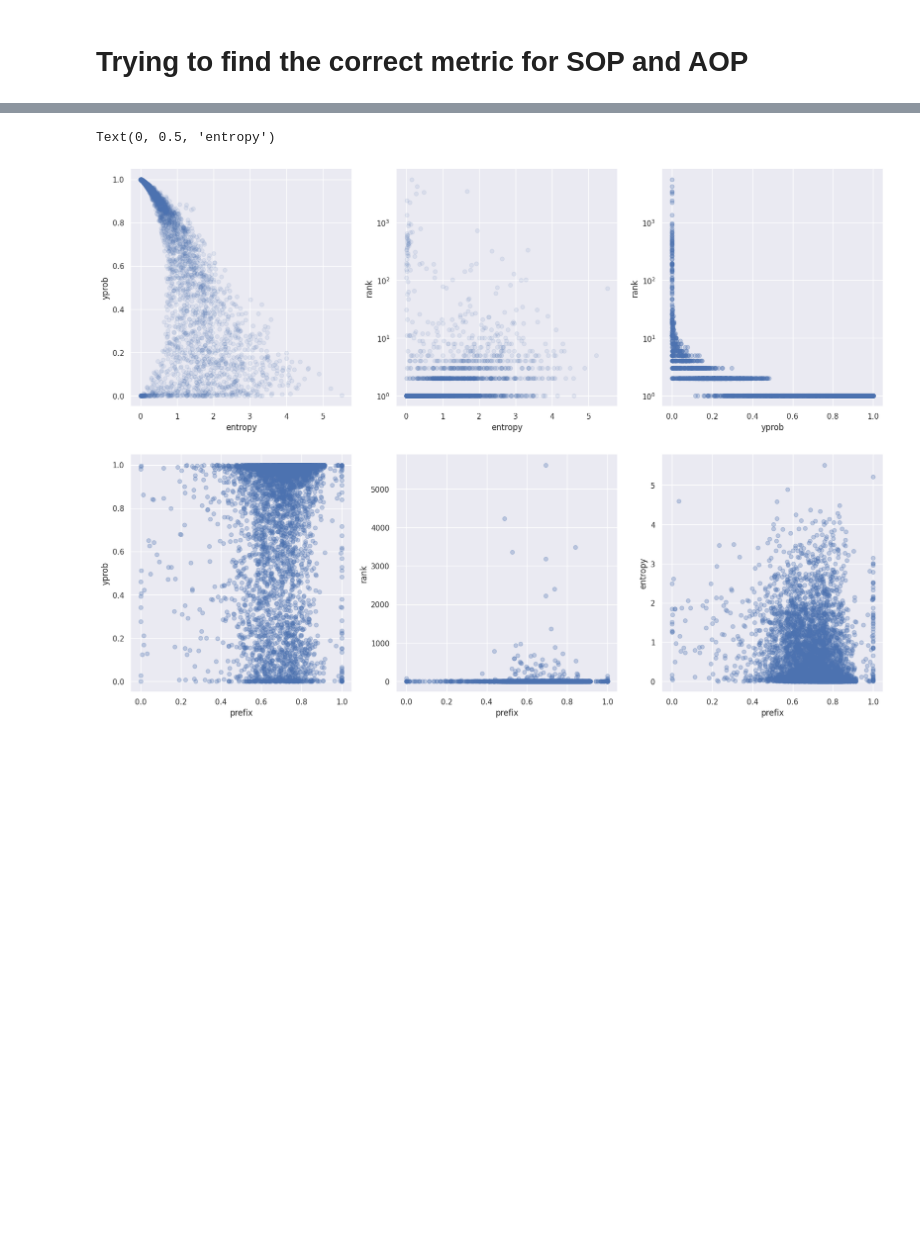
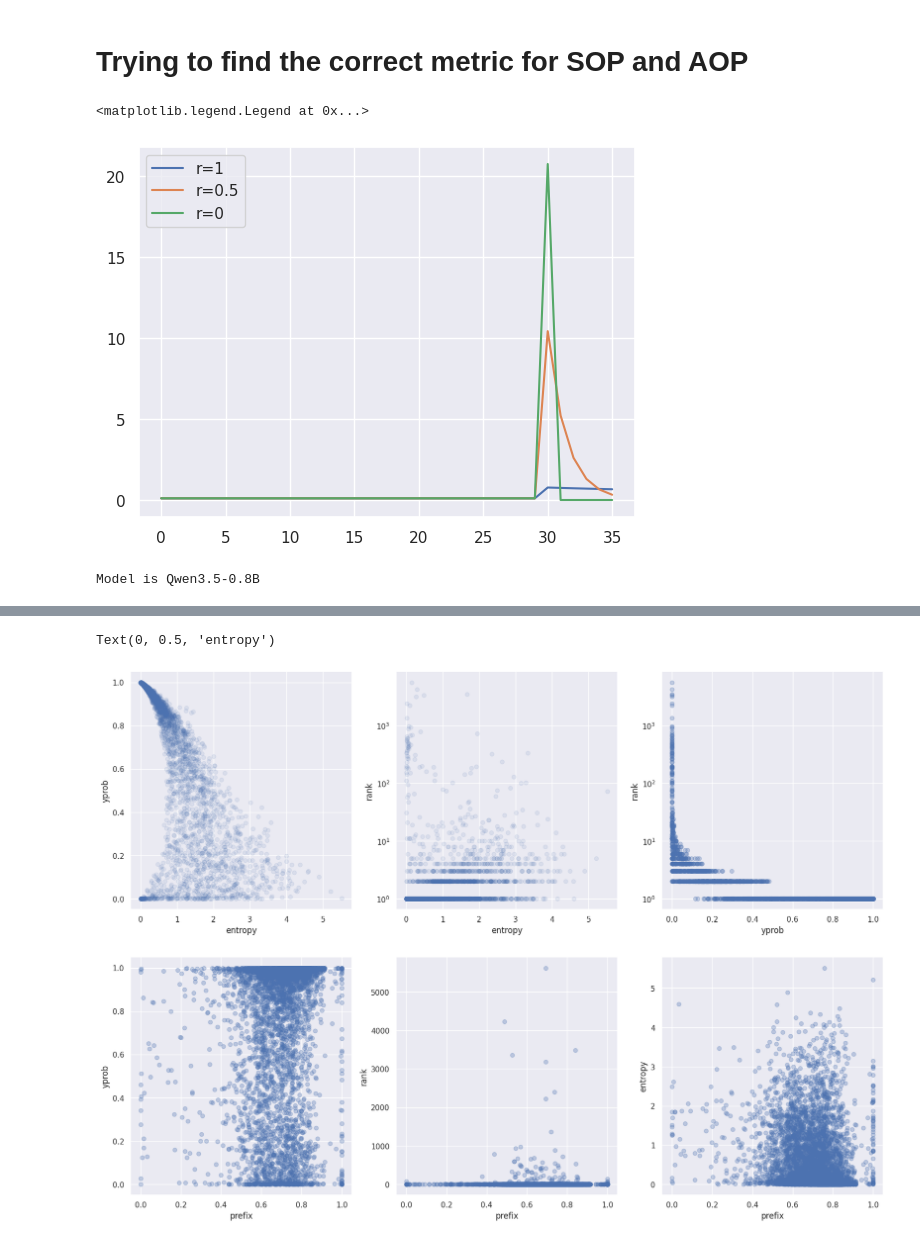
Before and after one commit to Joshua-Ren/SFT_vs_RL, a Jupyter notebook: find_correct_metrics-all_model_raw.ipynb, the cells around one changed output, grey strips where cells are left out. Drawn from its saved outputs; the diff is of its cells as text; code cells hidden in the pictures; blank space fills up the shorter version.

```diff
--- a/find_correct_metrics-all_model_raw.ipynb
+++ b/find_correct_metrics-all_model_raw.ipynb
@@ -51 +73,39 @@ def get_stats(loaded_data, loaded_label):
     return results
+# %%
+# --------- Influence of gamma in SoP
+tmp = torch.tensor([0.9,0.9,0.9,0.9,0.9,0.9,0.9,0.9,0.9,0.9,0.9,0.9,0.9,0.9,0.9,0.9,0.9,0.9,0.9,0.9,0.9,0.9,0.9,0.9,0.9,0.9,0.9,0.9,0.9,0.9, 1e-9, 1,1,1,1,1])
+gamma = 1.0
+a= compute_sop_full(tmp,gamma=1)
+b=compute_sop_full(tmp,gamma=0.5)
+c=compute_sop_full(tmp,gamma=0)
+# %%
+plt.plot(a,label='r=1')
+plt.plot(b,label='r=0.5')
+plt.plot(c,label='r=0')
+plt.legend()
+# %% [output]
+<matplotlib.legend.Legend at 0x...>
+[figure, added]
+# %%
+MODEL = "Qwen3.5-0.8B"#"Qwen2.5-Math-7B-Instruct" #"Qwen2.5-Math-1.5B" #config['model']['name'].split('/')[1] #"Qwen2.5-0.5B" #
+SCRATCH_PATH = f'/scratch-ssd/josren/SFT_VS_RL/results/{MODEL}/'
+RANK_MAX = 160000
+print(f'Model is {MODEL}')
+
+EXP_NAME = 'sft'
+SFT_OR_RL = EXP_NAME.split('_')[0]
+raw_data = torch.load(f'{SCRATCH_PATH}{EXP_NAME}_logits.pt')
+loaded_data = raw_data[f'{SFT_OR_RL}_logits']
+loaded_label = raw_data[f'{SFT_OR_RL}_labels']
+
+sft_results = get_stats(loaded_data, loaded_label)
+
+EXP_NAME = 'rl_tmp1'
+SFT_OR_RL = EXP_NAME.split('_')[0]
+raw_data = torch.load(f'{SCRATCH_PATH}{EXP_NAME}_logits.pt')
+loaded_data = raw_data[f'{SFT_OR_RL}_logits']
+loaded_label = raw_data[f'{SFT_OR_RL}_labels']
+
+rl_tmp1_results = get_stats(loaded_data, loaded_label)
+# %% [output]
+Model is Qwen3.5-0.8B
```
Also changed, not shown: parts of 9 cells of this notebook, 28 other files.
